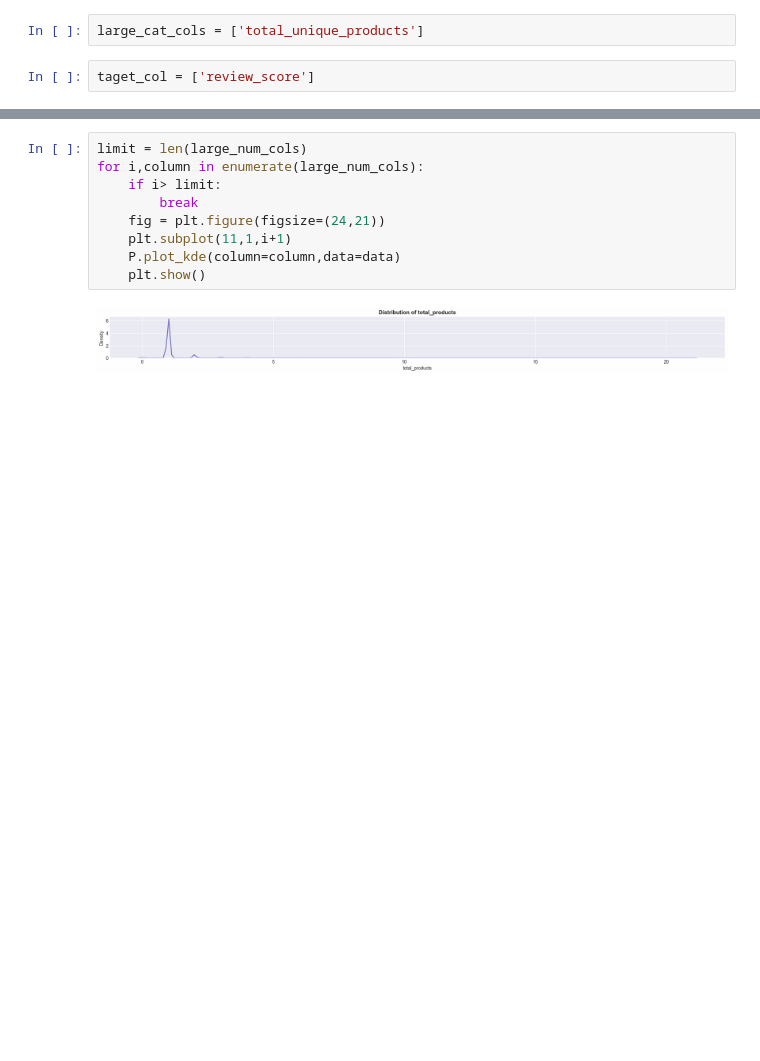
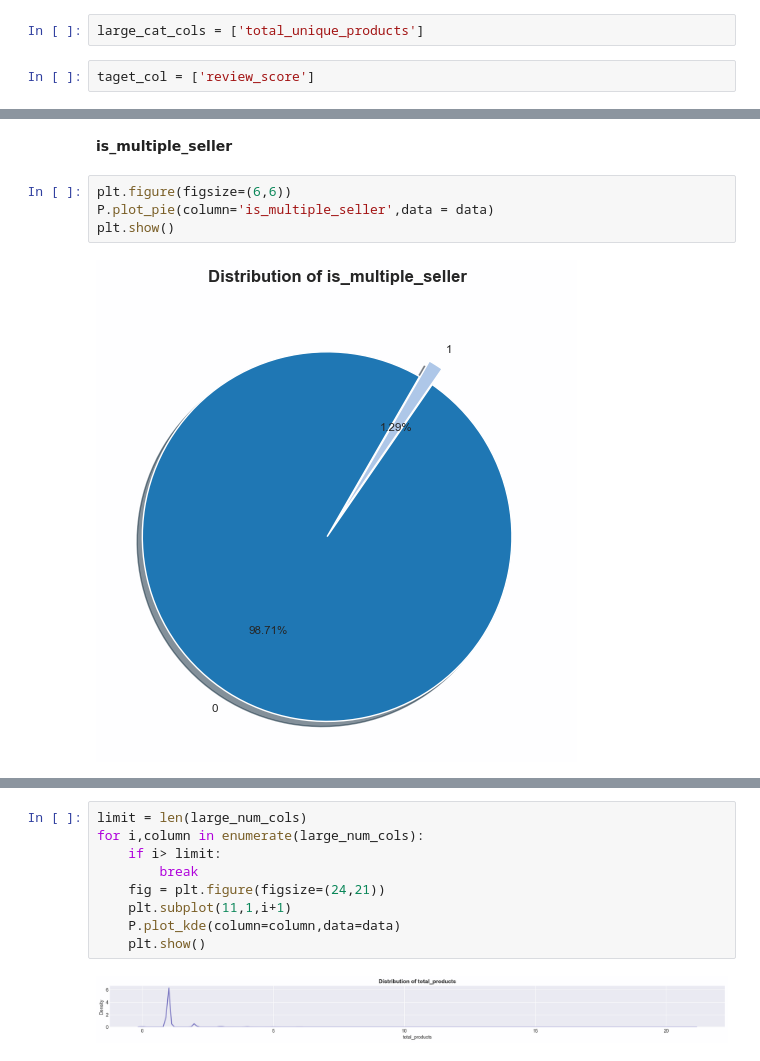
Before and after one commit to IamRaNo/my-personal-projects, a Jupyter notebook: olist review analysis/notebooks/03_pandas_analysis.ipynb, the cells around one changed output, grey strips where cells are left out. Saved outputs shown, nothing was run; the diff lists cells and outputs as text; blank space fills up the shorter version.

```diff
--- a/olist review analysis/notebooks/03_pandas_analysis.ipynb
+++ b/olist review analysis/notebooks/03_pandas_analysis.ipynb
@@ -164,0 +163,8 @@ for i,column in enumerate(small_cat_cols):
+# %% [markdown]
+**is_multiple_seller**
+# %%
+plt.figure(figsize=(6,6))
+P.plot_pie(column='is_multiple_seller',data = data)
+plt.show()
+# %% [output]
+[figure, added]
```
Also changed, not shown: parts of 61 cells of this notebook, 1 other file.
